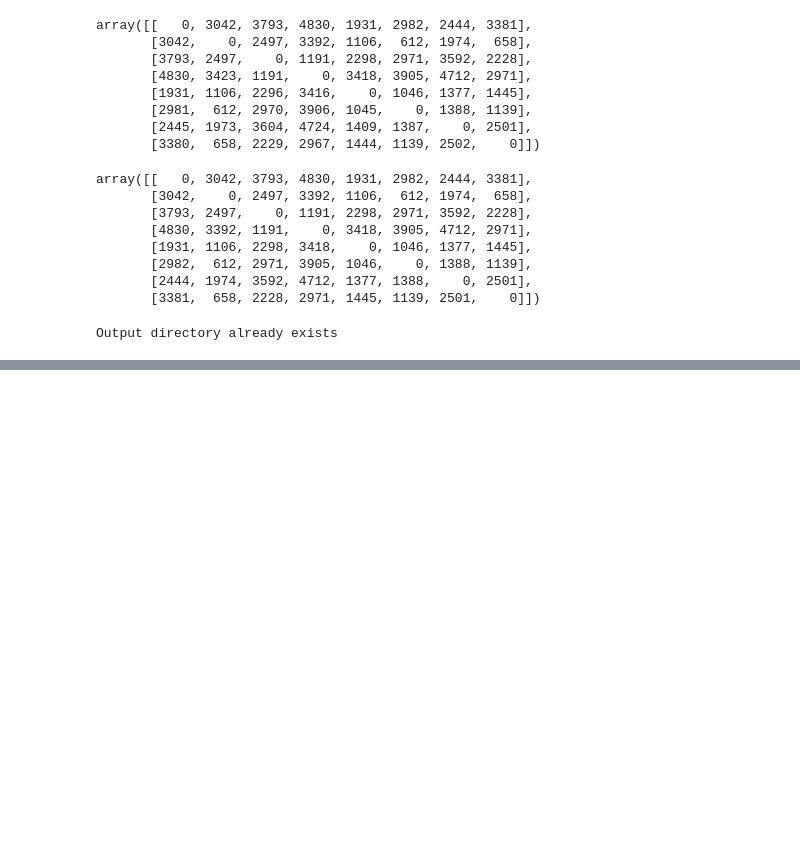
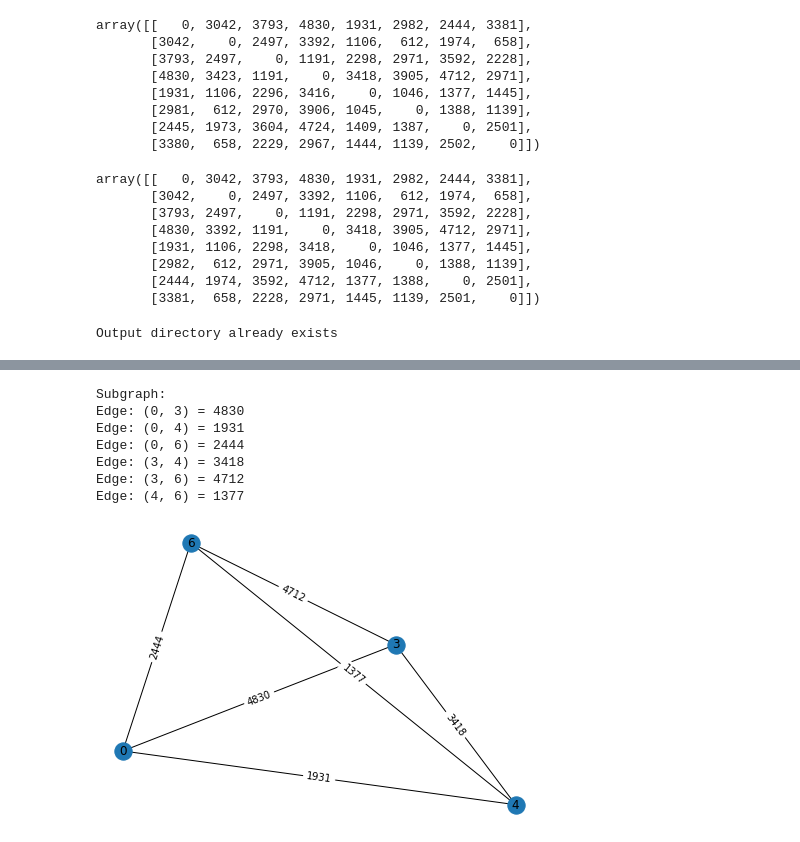
Before and after one commit to juan190199/TravelingSalesmanProblem, a Jupyter notebook: main.ipynb, the cells around one changed output, grey strips where cells are left out. Drawn from its saved outputs; the diff is of its cells as text; code cells hidden in the pictures; blank space fills up the shorter version.

```diff
--- a/main.ipynb
+++ b/main.ipynb
@@ -145,0 +175,15 @@ Edge: (6, 7) = 2501
+# %%
+subgraph = utils.create_subgraph(initial_g, odd_degrees)
+if debug:
+    print("\nSubgraph:")
+    utils.print_edges_with_weight(subgraph)
+    subgraph.plot_graph(os.path.join(debug_folder, 'subgraph.png'))
+# %% [output]
+Subgraph:
+Edge: (0, 3) = 4830
+Edge: (0, 4) = 1931
+Edge: (0, 6) = 2444
+Edge: (3, 4) = 3418
+Edge: (3, 6) = 4712
+Edge: (4, 6) = 1377
+[figure, added]
```
Also changed, not shown: parts of 9 cells of this notebook.
